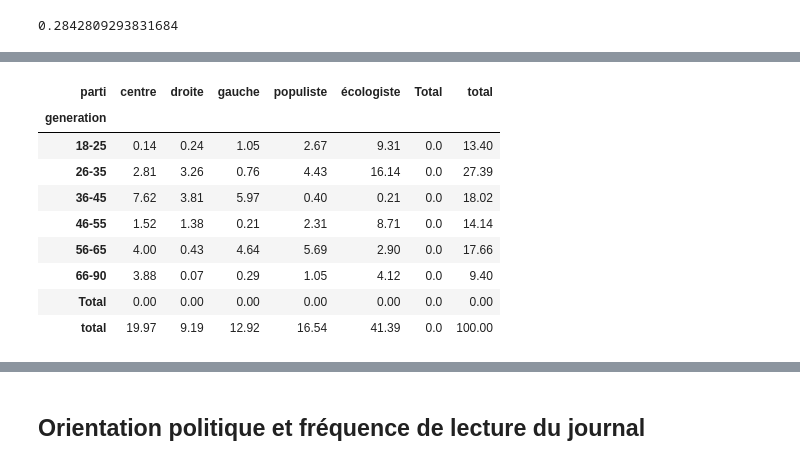
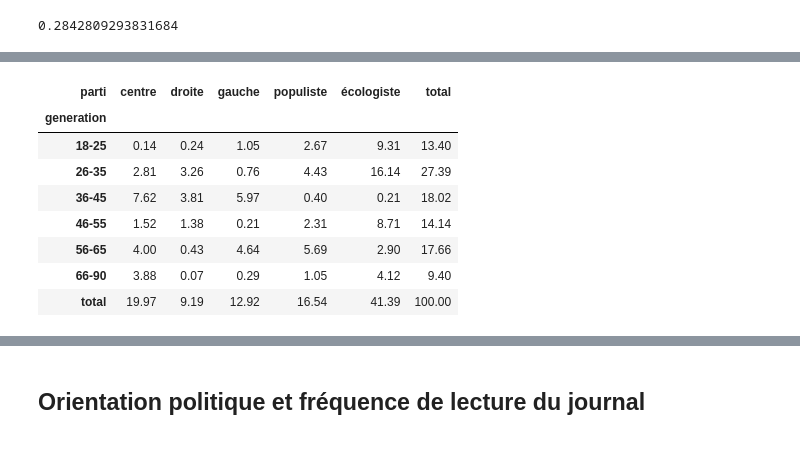
Before and after one commit to Sciences-historiques-numeriques/histoire_numerique_methodes, a Jupyter notebook: statistiques_descriptives/analyse_bivariee_quali.ipynb, the cells around one changed output, grey strips where cells are left out. Saved outputs shown, nothing was run; the diff lists cells and outputs as text; code cells hidden in the pictures.

```diff
--- a/statistiques_descriptives/analyse_bivariee_quali.ipynb
+++ b/statistiques_descriptives/analyse_bivariee_quali.ipynb
@@ -448,7 +451,7 @@ association(c_obs_parti_generation.iloc[:-1,:-1], method='cramer')
 ### Tables des proportions de contributions au chi-2
 # cf. Benani, p.35
 
-table = ecarts_ponderes/chi_2
+table = ecarts_ponderes.iloc[:-1,:-1]/chi_2
 table['total'] = table.sum(axis=1)
 table.loc['total'] = table.sum(axis=0)
 table
@@ -466,14 +468,14 @@ table
 # %%
 ### % plus lisibles
-round(table*100,2)
+rt = round(table*100,2)
+rt
 # %% [output]
-| parti | centre | droite | gauche | populiste | écologiste | Total | total |
-| generation |  |  |  |  |  |  |  |
-| 18-25 | 0.14 | 0.24 | 1.05 | 2.67 | 9.31 | 0.0 | 13.40 |
-| 26-35 | 2.81 | 3.26 | 0.76 | 4.43 | 16.14 | 0.0 | 27.39 |
-| 36-45 | 7.62 | 3.81 | 5.97 | 0.40 | 0.21 | 0.0 | 18.02 |
-| 46-55 | 1.52 | 1.38 | 0.21 | 2.31 | 8.71 | 0.0 | 14.14 |
-| 56-65 | 4.00 | 0.43 | 4.64 | 5.69 | 2.90 | 0.0 | 17.66 |
-| 66-90 | 3.88 | 0.07 | 0.29 | 1.05 | 4.12 | 0.0 | 9.40 |
-| Total | 0.00 | 0.00 | 0.00 | 0.00 | 0.00 | 0.0 | 0.00 |
-| total | 19.97 | 9.19 | 12.92 | 16.54 | 41.39 | 0.0 | 100.00 |
+| parti | centre | droite | gauche | populiste | écologiste | total |
+| generation |  |  |  |  |  |  |
+| 18-25 | 0.14 | 0.24 | 1.05 | 2.67 | 9.31 | 13.40 |
+| 26-35 | 2.81 | 3.26 | 0.76 | 4.43 | 16.14 | 27.39 |
+| 36-45 | 7.62 | 3.81 | 5.97 | 0.40 | 0.21 | 18.02 |
+| 46-55 | 1.52 | 1.38 | 0.21 | 2.31 | 8.71 | 14.14 |
+| 56-65 | 4.00 | 0.43 | 4.64 | 5.69 | 2.90 | 17.66 |
+| 66-90 | 3.88 | 0.07 | 0.29 | 1.05 | 4.12 | 9.40 |
+| total | 19.97 | 9.19 | 12.92 | 16.54 | 41.39 | 100.00 |
```
Also changed, not shown: parts of 9 cells of this notebook.
